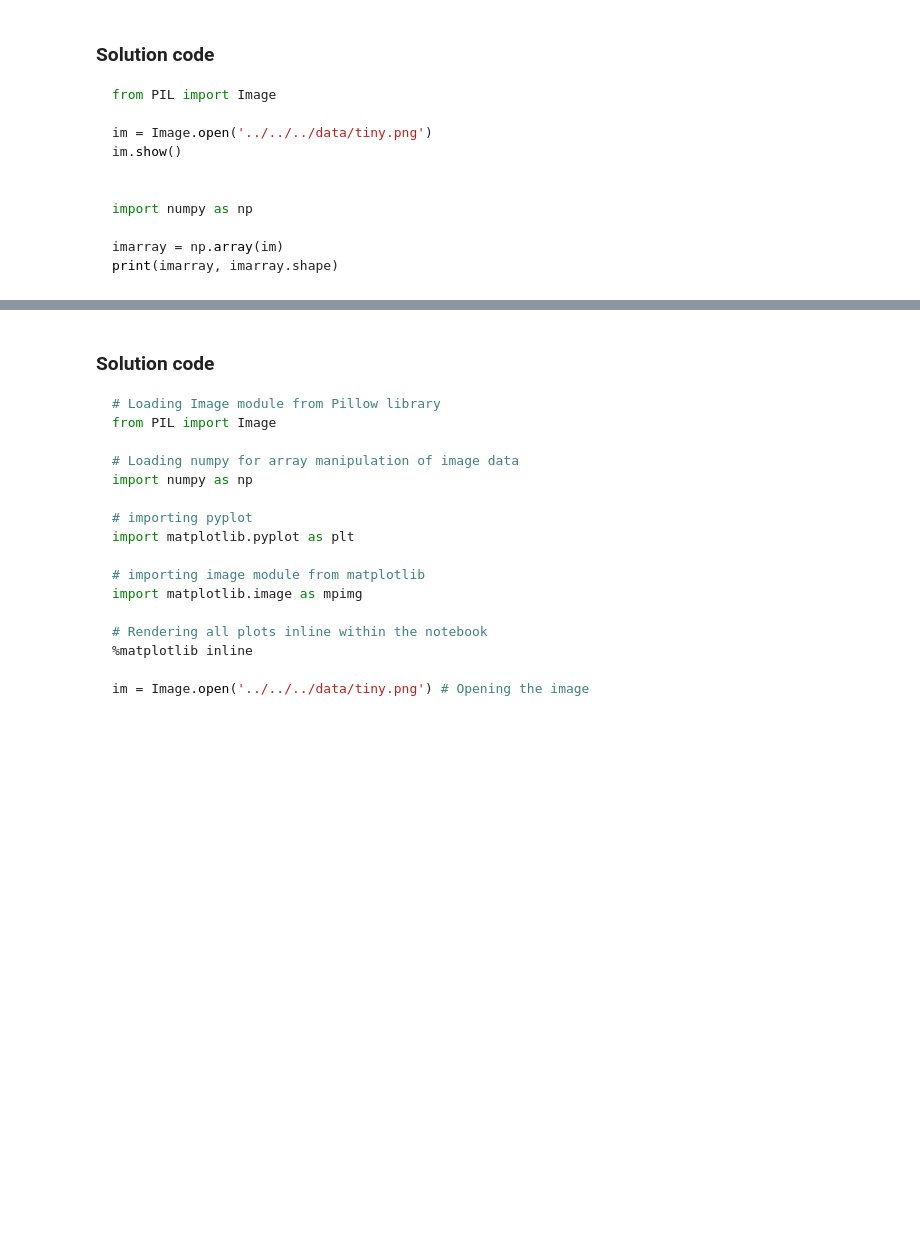
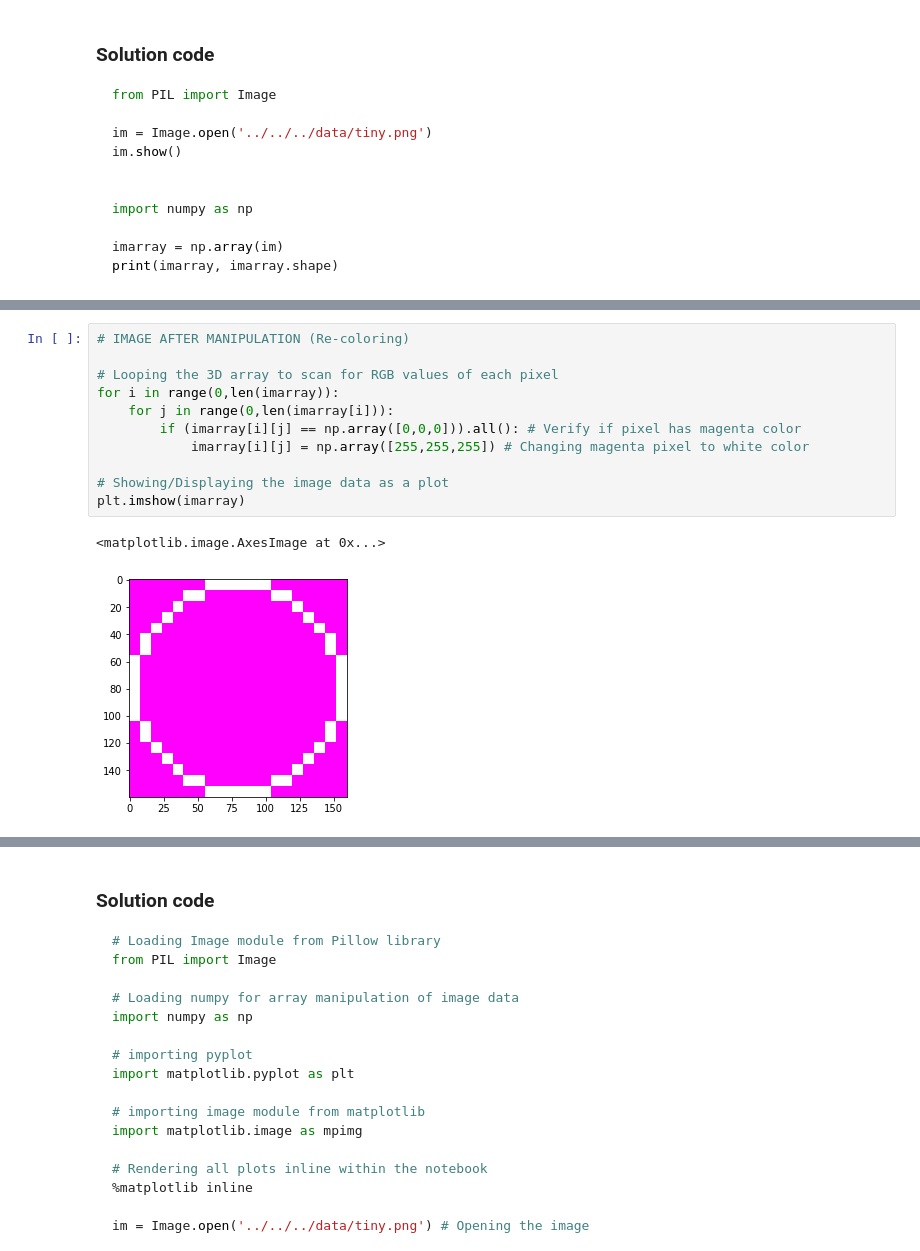
Before and after one commit to druuu/vinod-data, a Jupyter notebook: content/03-Data_Handling_101_for_Data_Scientists/04-Dealing_with_CSVs_TIFFs_and_other_file_formats_in_Python/01-Data_formats.ipynb, the cells around one changed output, grey strips where cells are left out. Drawn from its saved outputs; the diff is of its cells as text; blank space fills up the shorter version.

```diff
--- a/content/03-Data_Handling_101_for_Data_Scientists/04-Dealing_with_CSVs_TIFFs_and_other_file_formats_in_Python/01-Data_formats.ipynb
+++ b/content/03-Data_Handling_101_for_Data_Scientists/04-Dealing_with_CSVs_TIFFs_and_other_file_formats_in_Python/01-Data_formats.ipynb
@@ -568,0 +815,14 @@ Likewise, many manipulations can be done on the image. Below exercise allows you
+# %%
+# IMAGE AFTER MANIPULATION (Re-coloring)
+
+# Looping the 3D array to scan for RGB values of each pixel
+for i in range(0,len(imarray)):
+    for j in range(0,len(imarray[i])):
+        if (imarray[i][j] == np.array([0,0,0])).all(): # Verify if pixel has magenta color
+            imarray[i][j] = np.array([255,255,255]) # Changing magenta pixel to white color
+
+# Showing/Displaying the image data as a plot
+plt.imshow(imarray)
+# %% [output]
+<matplotlib.image.AxesImage at 0x...>
+[figure, added]
```
Also changed, not shown: parts of 30 cells of this notebook, 2 other files.
